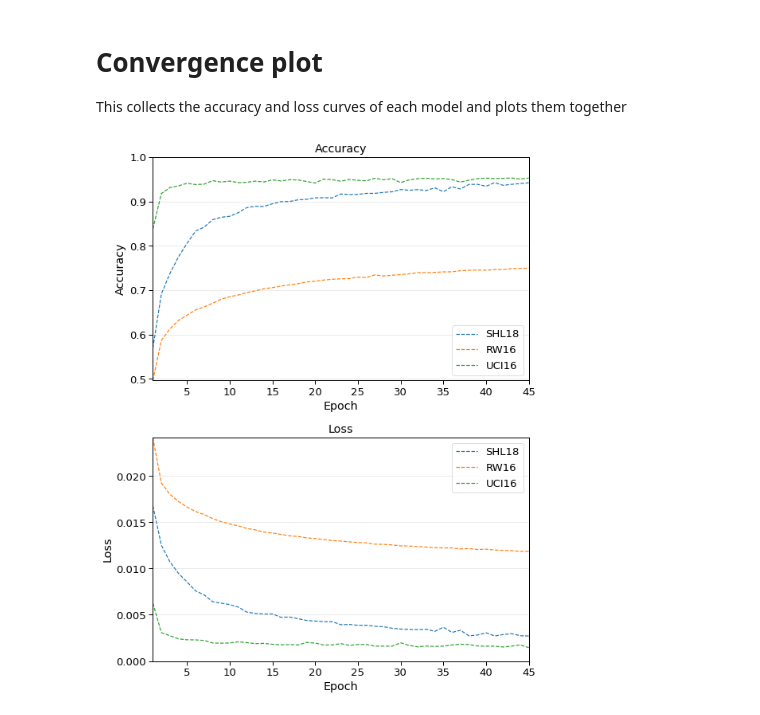
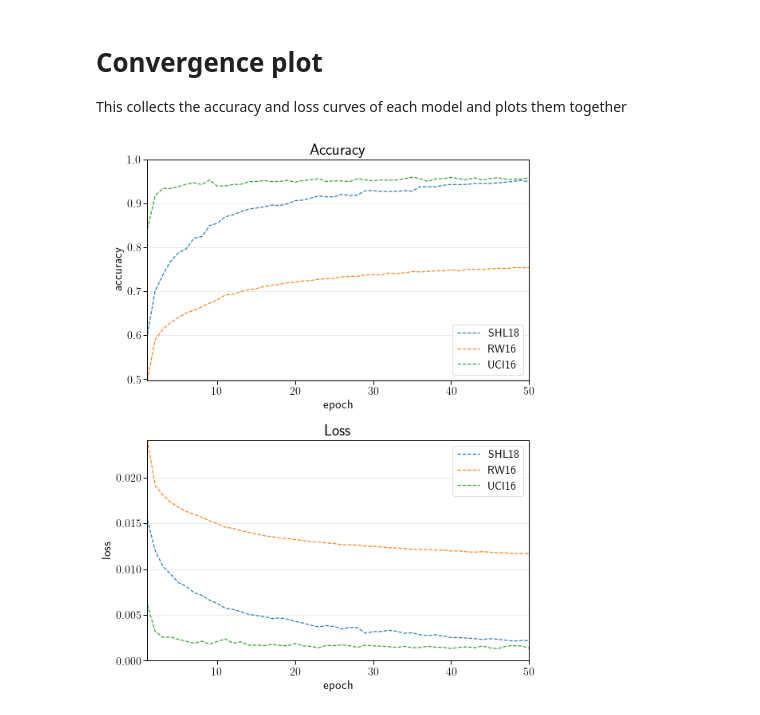
Before and after one commit to suselab/Activity2Class, a Jupyter notebook: src/figure_scripts/convergence_plot_all.ipynb, the cells around one changed output. Cells and saved outputs as stored; diff of their text form; code cells hidden in the pictures.

```diff
--- a/src/figure_scripts/convergence_plot_all.ipynb
+++ b/src/figure_scripts/convergence_plot_all.ipynb
@@ -7,44 +7,46 @@ import numpy as np
 import matplotlib.pyplot as plt
 import seaborn as sns
 import os
-sns.set_context("paper", font_scale=1.5)
+sns.set_context("paper", font_scale=1.6)
+plt.rcParams.update({
+    "text.usetex": True,
+    "font.family": "sans-serif",
+    "font.sans-serif": ['Computer Modern Roman']})
 # %%
-SHL18_loss = np.load("../datasets/SHL18/train_loss_results.npy")
-SHL18_acc = np.load("../datasets/SHL18/train_acc_results.npy")
-SHL20_loss = np.load("../datasets/SHL20/train_loss_results.npy")
-SHL20_acc = np.load("../datasets/SHL20/train_acc_results.npy")
-RW16_loss = np.load("../datasets/RW16/train_loss_results.npy")
-RW16_acc = np.load("../datasets/RW16/train_acc_results.npy")
-UCI13_loss = np.load("../datasets/UCI13/train_loss_results.npy")
-UCI13_acc = np.load("../datasets/UCI13/train_acc_results.npy")
+SHL18_loss = np.load("../../datasets/SHL18/train_loss_results.npy")
+SHL18_acc = np.load("../../datasets/SHL18/train_acc_results.npy")
+RW16_loss = np.load("../../datasets/RW16/train_loss_results.npy")
+RW16_acc = np.load("../../datasets/RW16/train_acc_results.npy")
+UCI13_loss = np.load("../../datasets/UCI13/train_loss_results.npy")
+UCI13_acc = np.load("../../datasets/UCI13/train_acc_results.npy")
 # %%
 
 fig, axs = plt.subplots(nrows=2, ncols=1, figsize=(8,10))
 axs[0].plot(np.arange(1,len(SHL18_acc)+1), SHL18_acc, '--')
 #axs[0].plot(np.arange(1,len(SHL20_acc)+1), SHL20_acc, '--')
 axs[0].plot(np.arange(1,len(RW16_acc)+1), RW16_acc, '--')
 axs[0].plot(np.arange(1,len(UCI13_acc)+1), UCI13_acc, '--')
-axs[0].set_xlabel("Epoch")
-axs[0].set_ylabel("Accuracy")
+axs[0].set_xlabel("epoch")
+axs[0].set_ylabel("accuracy")
 axs[0].legend(["SHL18", "RW16", "UCI16"])
 axs[0].grid(axis="y", alpha=0.3)
-axs[0].set_xlim([1,np.max([len(SHL18_acc),len(SHL20_acc),len(RW16_acc)])])
-axs[0].set_ylim([np.clip(np.min([SHL18_acc.min(), SHL20_acc.min(), RW16_acc.min(), UCI13_acc.min()]),0,1), 1])
-axs[0].set_title("Accuracy")
+axs[0].set_xlim([1,np.max([len(SHL18_acc),len(RW16_acc)])])
+axs[0].set_ylim([np.clip(np.min([SHL18_acc.min(), RW16_acc.min(), UCI13_acc.min()]),0,1), 1])
+axs[0].set_title("Accuracy", fontsize=20)
 
 axs[1].plot(np.arange(1,len(SHL18_loss)+1), SHL18_loss, '--')
 #axs[1].plot(np.arange(1,len(SHL20_loss)+1), SHL20_loss, '--')
 axs[1].plot(np.arange(1,len(RW16_loss)+1), RW16_loss, '--')
 axs[1].plot(np.arange(1,len(UCI13_loss)+1), UCI13_loss, '--')
-axs[1].set_xlabel("Epoch")
-axs[1].set_ylabel("Loss")
+axs[1].set_xlabel("epoch")
+axs[1].set_ylabel("loss")
 axs[1].legend(["SHL18", "RW16", "UCI16"])
 axs[1].grid(axis="y", alpha=0.3)
-axs[1].set_xlim([1,np.max([len(SHL18_loss),len(SHL20_loss),len(RW16_loss)])])
-axs[1].set_ylim([0, np.max([SHL18_loss.max(), SHL20_loss.max(), RW16_loss.max(), UCI13_loss.max()])])
-axs[1].set_title("Loss")
+axs[1].set_xlim([1,np.max([len(SHL18_loss),len(RW16_loss)])])
+axs[1].set_ylim([0, np.max([SHL18_loss.max(), RW16_loss.max(), UCI13_loss.max()])])
+axs[1].set_title("Loss", fontsize=20)
 plt.tight_layout()
-plt.savefig("../figures/training_figure.pdf")
+plt.savefig("../../figures/training_figure.pdf")
 plt.show()
 # %% [output]
-[figure, old version]
+[figure, new version]
```
Also changed, not shown: 10 other files.
